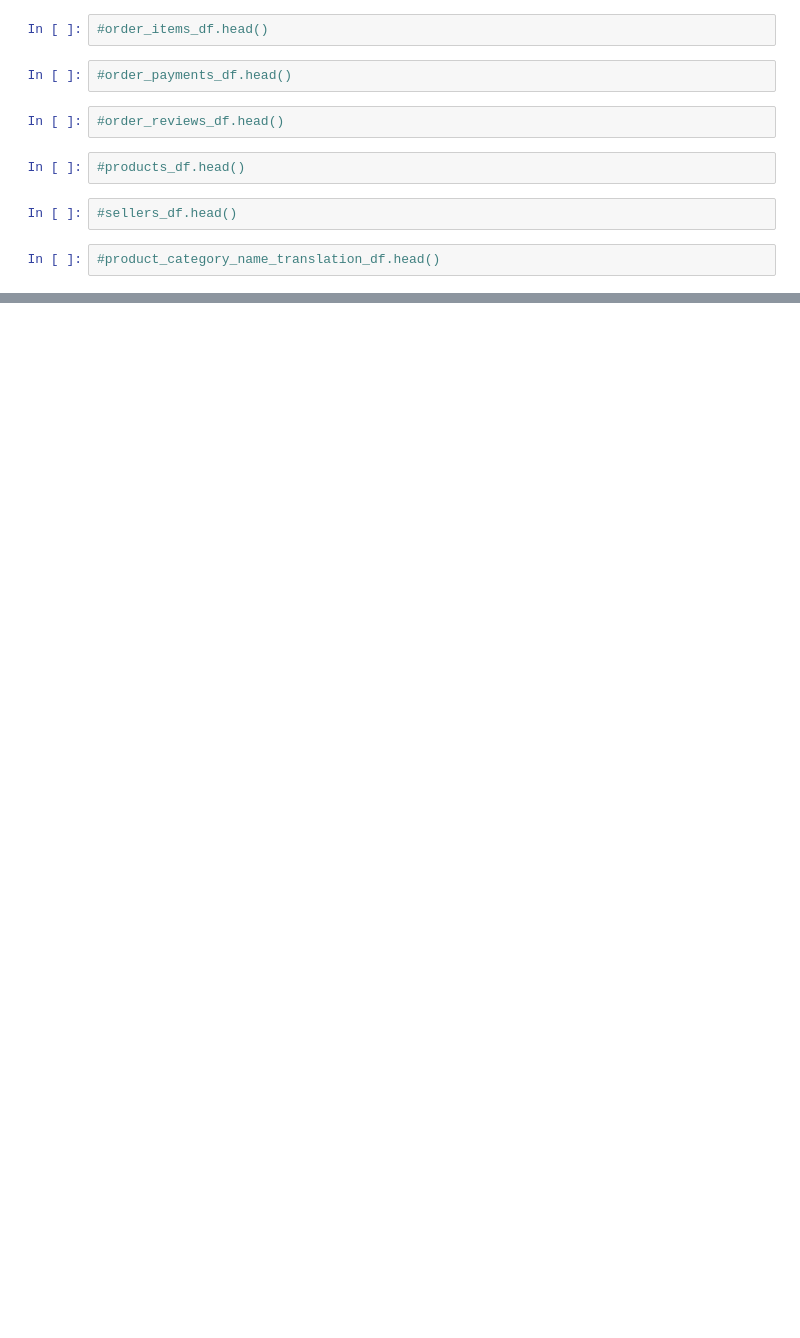
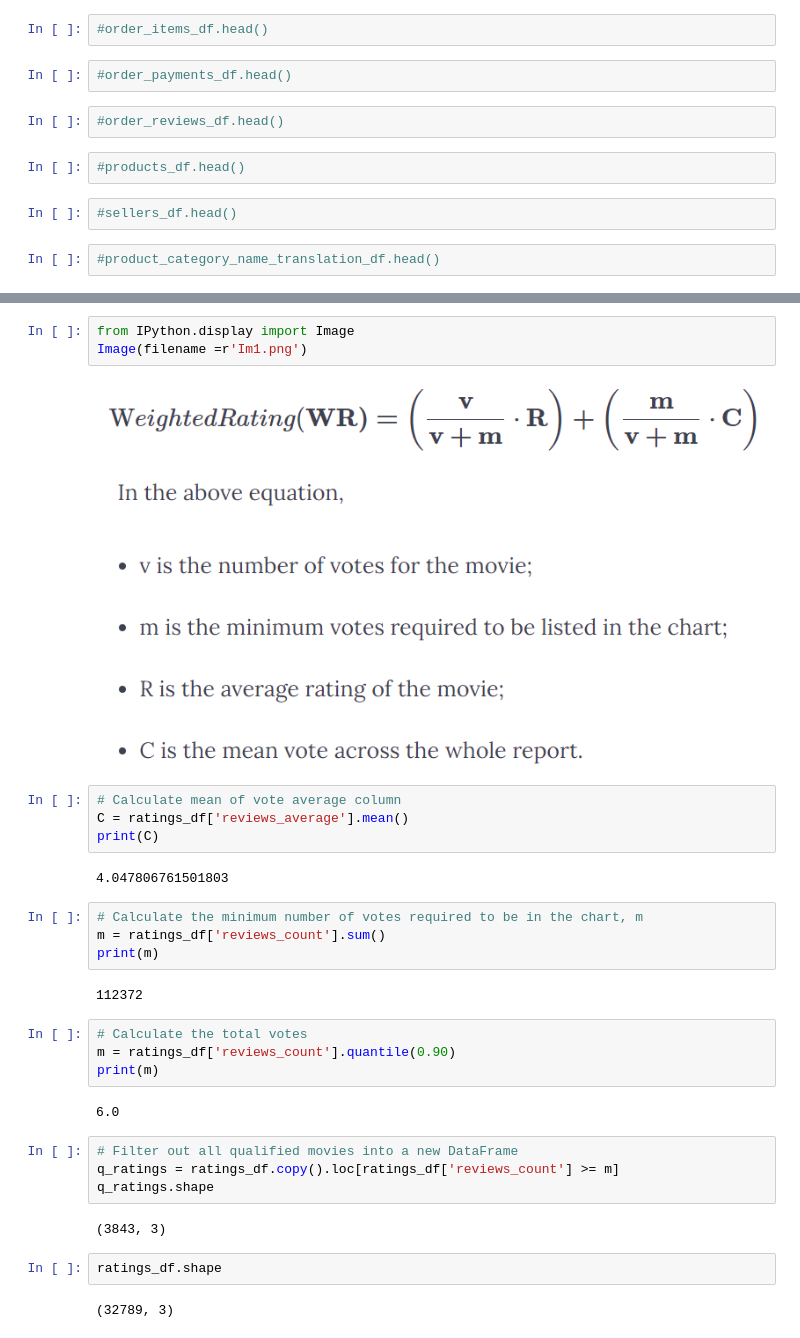
Before and after one commit to LuiisClaudio/mod-cloth, a Jupyter notebook: LuisMartins_CA2.ipynb, the cells around one changed output, grey strips where cells are left out. Drawn from its saved outputs; the diff is of its cells as text; blank space fills up the shorter version.

Commit message:
Init with Weighted rating formula as a metric/score.

```diff
--- a/LuisMartins_CA2.ipynb
+++ b/LuisMartins_CA2.ipynb
@@ -38,0 +86,33 @@ orders_df.head()
+# %%
+from IPython.display import Image
+Image(filename =r'Im1.png')
+# %% [output]
+[figure, added]
+# %%
+# Calculate mean of vote average column
+C = ratings_df['reviews_average'].mean()
+print(C)
+# %% [output]
+4.047806761501803
+# %%
+# Calculate the minimum number of votes required to be in the chart, m
+m = ratings_df['reviews_count'].sum()
+print(m)
+# %% [output]
+112372
+# %%
+# Calculate the total votes
+m = ratings_df['reviews_count'].quantile(0.90)
+print(m)
+# %% [output]
+6.0
+# %%
+# Filter out all qualified movies into a new DataFrame
+q_ratings = ratings_df.copy().loc[ratings_df['reviews_count'] >= m]
+q_ratings.shape
+# %% [output]
+(3843, 3)
+# %%
+ratings_df.shape
+# %% [output]
+(32789, 3)
```
Also changed, not shown: parts of 7 cells of this notebook.
